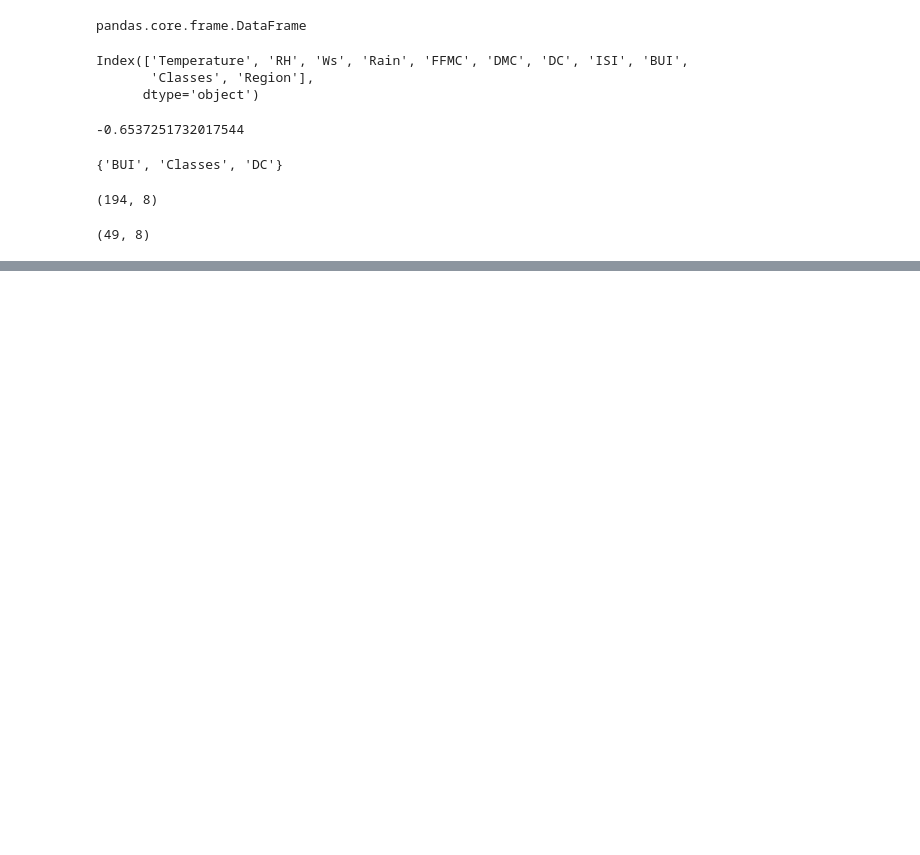
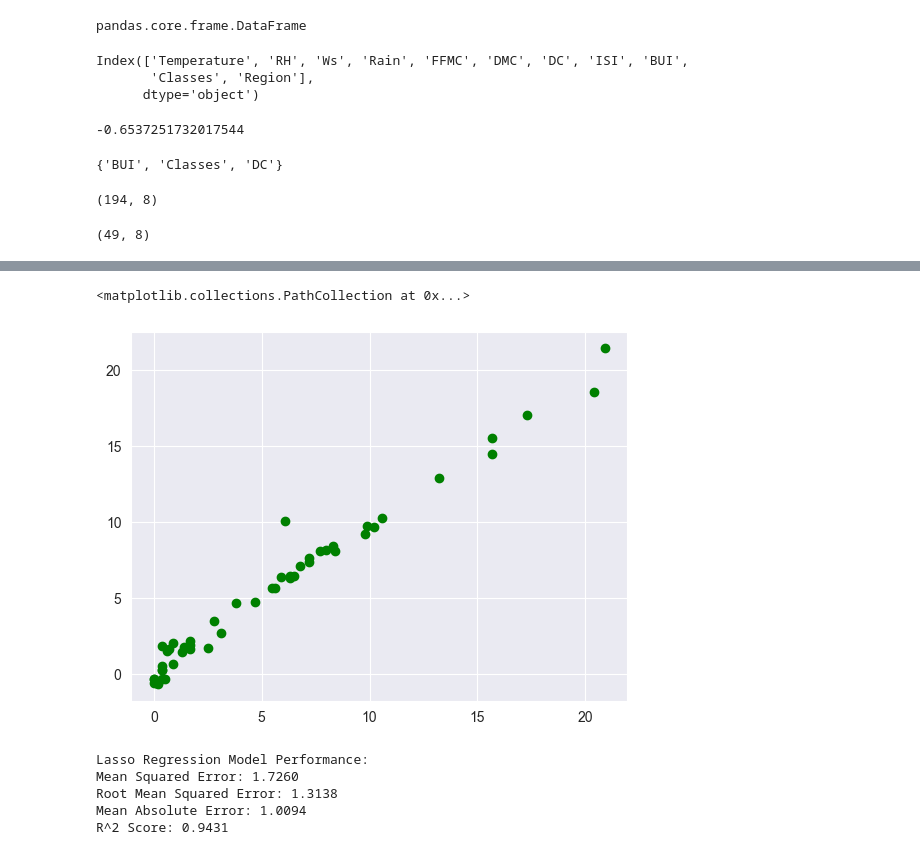
Before and after one commit to Ahmet-Ruchan/ML-Core, a Jupyter notebook: Core/Machine Learning/4-Ridge_Lasso_ElasticNet.ipynb, the cells around one changed output, grey strips where cells are left out. Cells and saved outputs as stored; diff of their text form; code cells hidden in the pictures; blank space fills up the shorter version.

```diff
--- a/Core/Machine Learning/4-Ridge_Lasso_ElasticNet.ipynb
+++ b/Core/Machine Learning/4-Ridge_Lasso_ElasticNet.ipynb
@@ -487,0 +541,5 @@ X_test.shape
+# %%
+# Linear Regression Model
+linear = LinearRegression()
+linear.fit(X_train_scaled, y_train) # fit the model
+y_pred = linear.predict(X_test_scaled) # predict the target variable
@@ -487,0 +563,5 @@ X_test.shape
+# %%
+plt.scatter(y_test, y_pred, c='g', label='Actual')
+# %% [output]
+<matplotlib.collections.PathCollection at 0x...>
+[figure, added]
@@ -487,0 +578,12 @@ X_test.shape
+# %%
+print("Lasso Regression Model Performance:")
+print(f"Mean Squared Error: {mse:.4f}")
+print(f"Root Mean Squared Error: {rmse:.4f}")
+print(f"Mean Absolute Error: {mae:.4f}")
+print(f"R^2 Score: {r2:.4f}")
+# %% [output]
+Lasso Regression Model Performance:
+Mean Squared Error: 1.7260
+Root Mean Squared Error: 1.3138
+Mean Absolute Error: 1.0094
+R^2 Score: 0.9431
```
Also changed, not shown: parts of 21 cells of this notebook.
